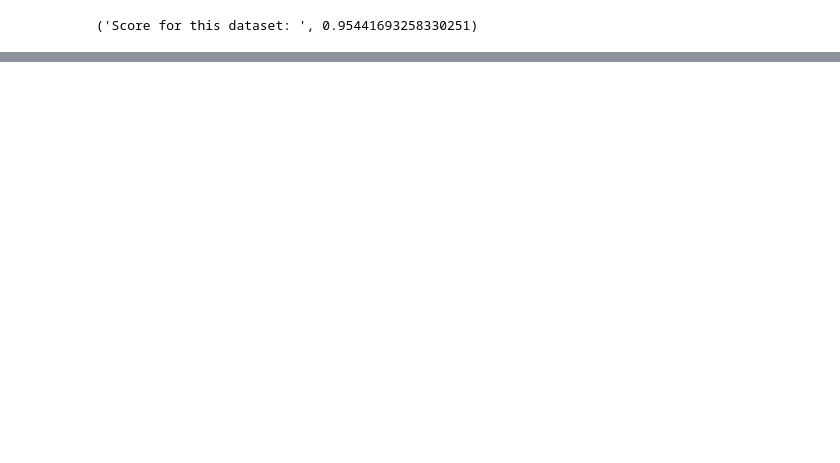
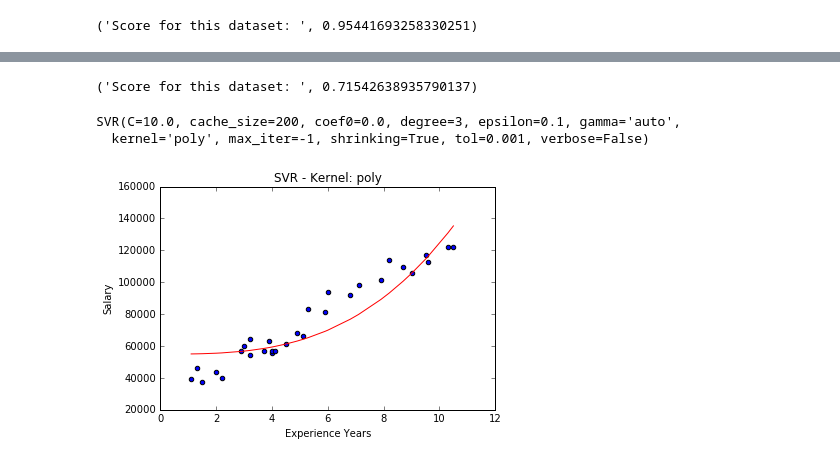
Before and after one commit to lmedson/ECT2702, a Jupyter notebook: rl-salario/Linear Regression - Employees Salary and Experience .ipynb, the cells around one changed output, grey strips where cells are left out. Cells and saved outputs as stored; diff of their text form; code cells hidden in the pictures; blank space fills up the shorter version.

Commit message:
Add svr model

```diff
--- a/rl-salario/Linear Regression - Employees Salary and Experience .ipynb
+++ b/rl-salario/Linear Regression - Employees Salary and Experience .ipynb
@@ -88,0 +100,5 @@ print("Score for this dataset: ", lr.score(exp_years, salary_value)) #95%
+# %%
+#verificando eficacia do modelo para os dados de treino
+print("Score for this dataset: ", lr.score(exp_test, salary_test)) #95%
+# %% [output]
+('Score for this dataset: ', 0.71542638935790137)
@@ -88,0 +108,15 @@ print("Score for this dataset: ", lr.score(exp_years, salary_value)) #95%
+# %%
+svr = SVR(kernel='poly', C=10.0)
+svr.fit(exp_years, salary_value)
+# %% [output]
+SVR(C=10.0, cache_size=200, coef0=0.0, degree=3, epsilon=0.1, gamma='auto',
+  kernel='poly', max_iter=-1, shrinking=True, tol=0.001, verbose=False)
+# %%
+plt.scatter(exp_years, salary_value)
+plt.plot(exp_years, svr.predict(exp_years), c='r')
+plt.title("SVR - Kernel: poly")
+plt.xlabel("Experience Years")
+plt.ylabel("Salary")
+plt.show()
+# %% [output]
+[figure, added]
```
Also changed, not shown: parts of 3 cells of this notebook.
